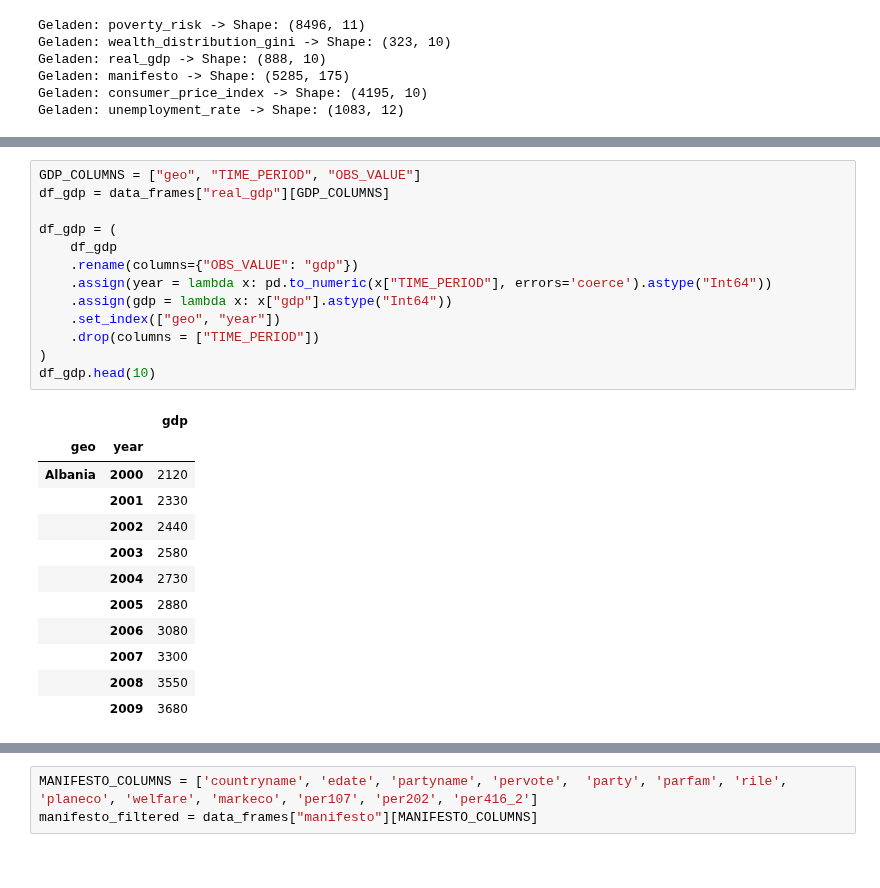
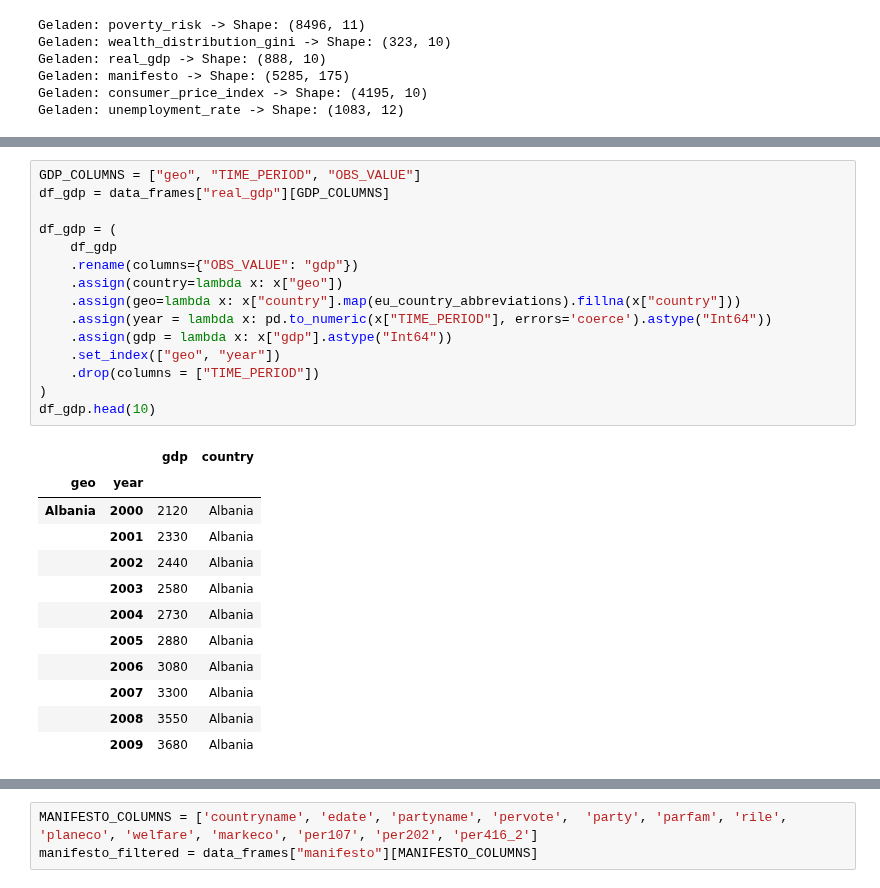
Before and after one commit to StefanSick/exdex_project, a Jupyter notebook: src/preprocessing.ipynb, the cells around one changed output, grey strips where cells are left out. Drawn from its saved outputs; the diff is of its cells as text.

```diff
--- a/src/preprocessing.ipynb
+++ b/src/preprocessing.ipynb
@@ -138,29 +173,31 @@ df_poverty_pivot.head(10)
 # %%
 GDP_COLUMNS = ["geo", "TIME_PERIOD", "OBS_VALUE"]
 df_gdp = data_frames["real_gdp"][GDP_COLUMNS]
 
 df_gdp = (
     df_gdp
     .rename(columns={"OBS_VALUE": "gdp"})
+    .assign(country=lambda x: x["geo"])
+    .assign(geo=lambda x: x["country"].map(eu_country_abbreviations).fillna(x["country"]))
     .assign(year = lambda x: pd.to_numeric(x["TIME_PERIOD"], errors='coerce').astype("Int64"))
     .assign(gdp = lambda x: x["gdp"].astype("Int64"))
     .set_index(["geo", "year"])
     .drop(columns = ["TIME_PERIOD"])
 )
 df_gdp.head(10)
 # %% [output]
-|  |  | gdp |
-| geo | year |  |
-| Albania | 2000 | 2120 |
-|  | 2001 | 2330 |
-|  | 2002 | 2440 |
-|  | 2003 | 2580 |
-|  | 2004 | 2730 |
-|  | 2005 | 2880 |
-|  | 2006 | 3080 |
-|  | 2007 | 3300 |
-|  | 2008 | 3550 |
-|  | 2009 | 3680 |
+|  |  | gdp | country |
+| geo | year |  |  |
+| Albania | 2000 | 2120 | Albania |
+|  | 2001 | 2330 | Albania |
+|  | 2002 | 2440 | Albania |
+|  | 2003 | 2580 | Albania |
+|  | 2004 | 2730 | Albania |
+|  | 2005 | 2880 | Albania |
+|  | 2006 | 3080 | Albania |
+|  | 2007 | 3300 | Albania |
+|  | 2008 | 3550 | Albania |
+|  | 2009 | 3680 | Albania |
 # %%
 WEALTH_COLUMNS=["geo","TIME_PERIOD","stk_flow","OBS_VALUE"]
 df_wealth = data_frames["wealth_distribution_gini"][WEALTH_COLUMNS]
```
Also changed, not shown: parts of 9 cells of this notebook.
